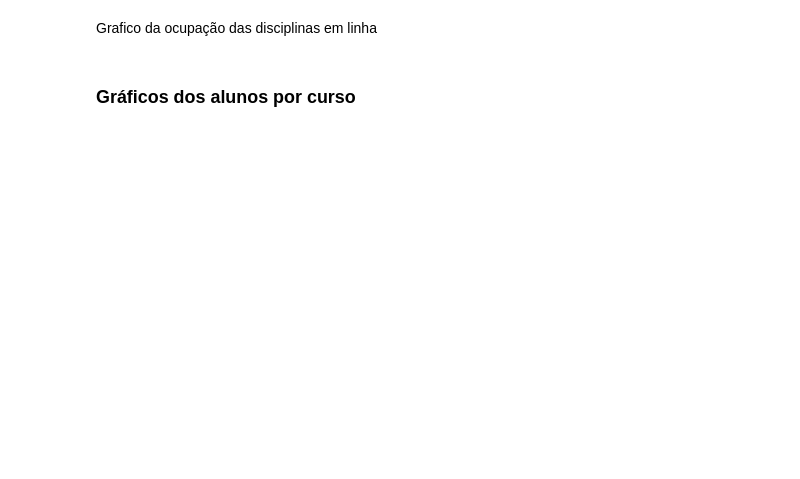
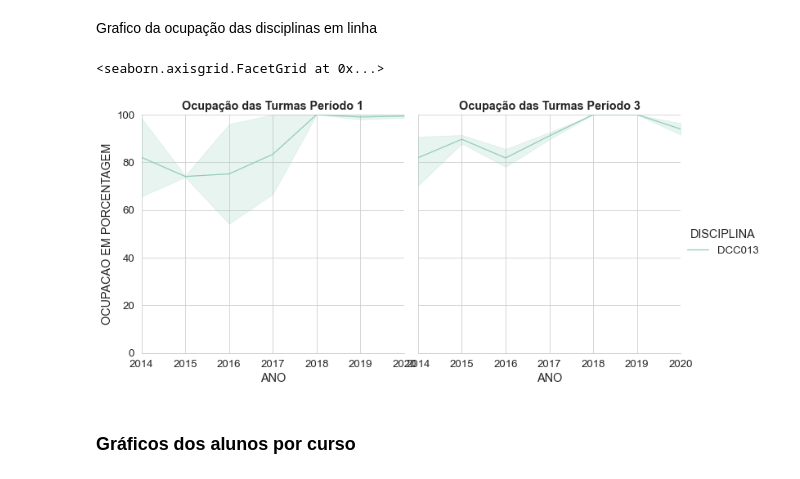
Before and after one commit to Marianaeiterer/Analise-de-dados-do-DCC-, a Jupyter notebook: analise.ipynb, the cells around one changed output. Saved outputs shown, nothing was run; the diff lists cells and outputs as text; code cells hidden in the pictures; blank space fills up the shorter version.

```diff
--- a/analise.ipynb
+++ b/analise.ipynb
@@ -100,11 +181,14 @@ b.savefig("UsoDaTurma.png")
 Grafico da ocupação das disciplinas em linha
 # %%
 d = sns.relplot(data=vagas_totais, x="ANO", y="OCUPACAO EM PORCENTAGEM", kind="line", col="PERIODO",
-            hue="DISCIPLINA", palette=['#CC527A', '#2F9395'])
+            hue="DISCIPLINA", palette=['#8ECCB7'])
 d.set(ylim = (0,100))
 d.set(xlim = (2014,2020))
 d.despine(left=True)
 d.set_titles("Ocupação das Turmas Período {col_name}", fontdict= {'fontweight':'bold'})
+# %% [output]
+<seaborn.axisgrid.FacetGrid at 0x...>
+[figure, added]
 # %% [markdown]
 ### Gráficos dos alunos por curso
 # %%
```
Also changed, not shown: parts of 22 cells of this notebook.
